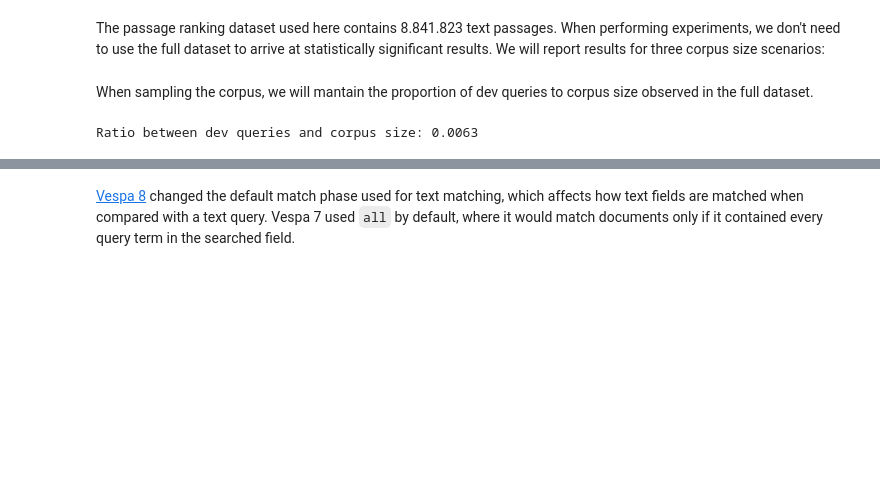
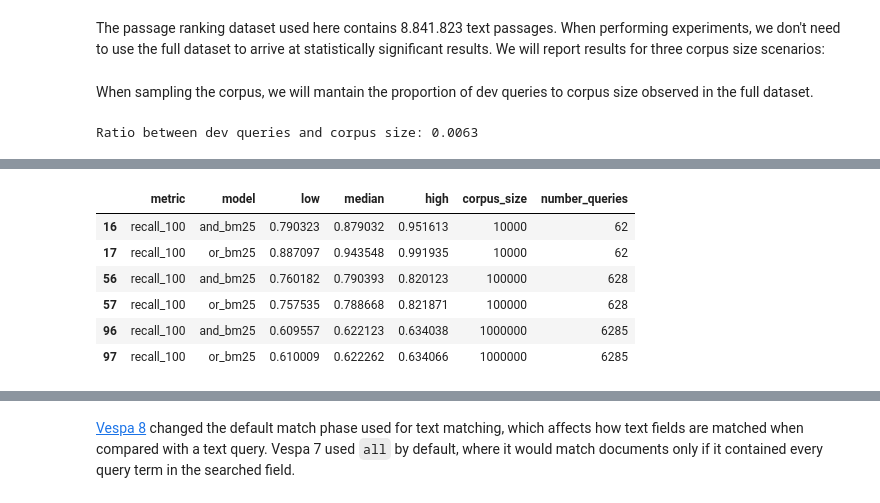
Before and after one commit to vespa-engine/learntorank-DEPRECATED, a Jupyter notebook: 012_passage_sample_size_effect.ipynb, the cells around one changed output, grey strips where cells are left out. Cells and saved outputs as stored; diff of their text form; code cells hidden in the pictures; blank space fills up the shorter version.

```diff
--- a/012_passage_sample_size_effect.ipynb
+++ b/012_passage_sample_size_effect.ipynb
@@ -89,0 +235,10 @@ query_models = [
+# %%
+and_or[and_or.metric.isin(["recall_100"])]
+# %% [output]
+|  | metric | model | low | median | high | corpus_size | number_queries |
+| 16 | recall_100 | and_bm25 | 0.790323 | 0.879032 | 0.951613 | 10000 | 62 |
+| 17 | recall_100 | or_bm25 | 0.887097 | 0.943548 | 0.991935 | 10000 | 62 |
+| 56 | recall_100 | and_bm25 | 0.760182 | 0.790393 | 0.820123 | 100000 | 628 |
+| 57 | recall_100 | or_bm25 | 0.757535 | 0.788668 | 0.821871 | 100000 | 628 |
+| 96 | recall_100 | and_bm25 | 0.609557 | 0.622123 | 0.634038 | 1000000 | 6285 |
+| 97 | recall_100 | or_bm25 | 0.610009 | 0.622262 | 0.634066 | 1000000 | 6285 |
```
Also changed, not shown: parts of 31 cells of this notebook.
